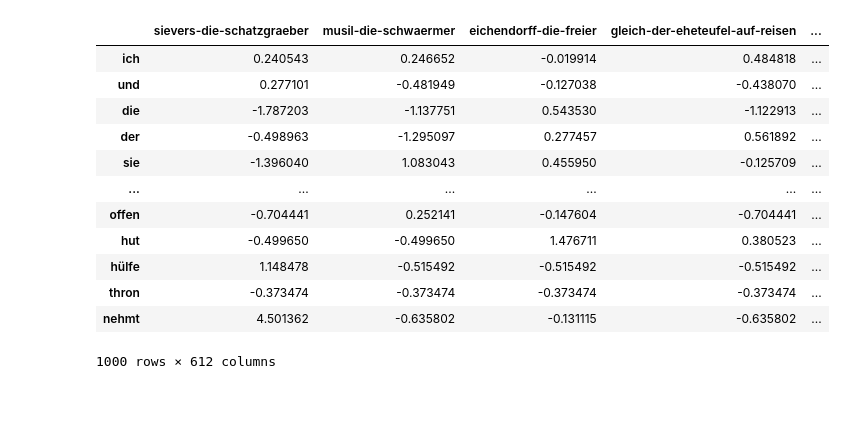
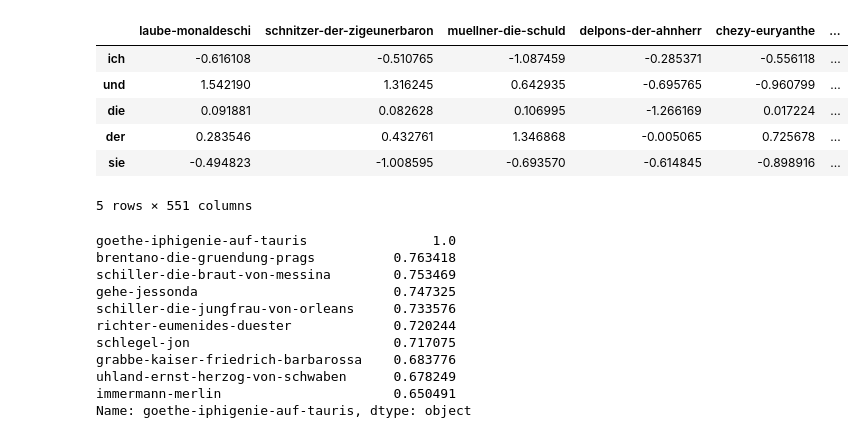
Before and after one commit to aehrm/seminar_cls_2023, a Jupyter notebook: evertdelta.ipynb, the cells around one changed output. Drawn from its saved outputs; the diff is of its cells as text; code cells hidden in the pictures; blank space fills up the shorter version.

```diff
--- a/evertdelta.ipynb
+++ b/evertdelta.ipynb
@@ -71,17 +74,12 @@ paths = glob.glob("gerdracor_txt/*.txt")
 # %%
-df = create_doc_term_matrix(paths, 1000)
-df
+df = create_doc_term_matrix(paths, 500)
-# %% [output]
-|  | sievers-die-schatzgraeber | musil-die-schwaermer | eichendorff-die-freier | gleich-der-eheteufel-auf-reisen | ... |
-| ich | 0.240543 | 0.246652 | -0.019914 | 0.484818 | ... |
-| und | 0.277101 | -0.481949 | -0.127038 | -0.438070 | ... |
-| die | -1.787203 | -1.137751 | 0.543530 | -1.122913 | ... |
-| der | -0.498963 | -1.295097 | 0.277457 | 0.561892 | ... |
-| sie | -1.396040 | 1.083043 | 0.455950 | -0.125709 | ... |
-| ... | ... | ... | ... | ... | ... |
-| offen | -0.704441 | 0.252141 | -0.147604 | -0.704441 | ... |
-| hut | -0.499650 | -0.499650 | 1.476711 | 0.380523 | ... |
-| hülfe | 1.148478 | -0.515492 | -0.515492 | -0.515492 | ... |
-| thron | -0.373474 | -0.373474 | -0.373474 | -0.373474 | ... |
-| nehmt | 4.501362 | -0.635802 | -0.131115 | -0.635802 | ... |
-1000 rows × 612 columns
+# %%
+df.head(5)
+# %% [output]
+|  | laube-monaldeschi | schnitzer-der-zigeunerbaron | muellner-die-schuld | delpons-der-ahnherr | chezy-euryanthe | ... |
+| ich | -0.616108 | -0.510765 | -1.087459 | -0.285371 | -0.556118 | ... |
+| und | 1.542190 | 1.316245 | 0.642935 | -0.695765 | -0.960799 | ... |
+| die | 0.091881 | 0.082628 | 0.106995 | -1.266169 | 0.017224 | ... |
+| der | 0.283546 | 0.432761 | 1.346868 | -0.005065 | 0.725678 | ... |
+| sie | -0.494823 | -1.008595 | -0.693570 | -0.614845 | -0.898916 | ... |
+5 rows × 551 columns
@@ -87,0 +96,26 @@ df
+# %%
+# nur 50 mfw
+df = create_doc_term_matrix(paths, 50)
+# Anton pairwise Cosine distance
+pairwise_cosine_distance = pd.DataFrame(index=df.columns, columns=df.columns)
+with tqdm(total=len(df.columns)**2) as pbar:
+    for doc_a in df.columns:
+        for doc_b in df.columns:
+            vec_a = df[doc_a].values
+            vec_b = df[doc_b].values
+            pairwise_cosine_distance.loc[doc_a,doc_b] = (vec_a @ vec_b) / (norm(vec_a) * norm(vec_b))
+            pbar.update(1)
+# ex: 10 closest vectors to goethe-iphigenie-auf-tauris
+pairwise_cosine_distance.loc['goethe-iphigenie-auf-tauris'].sort_values(ascending=False).iloc[:10]
+# %% [output]
+goethe-iphigenie-auf-tauris                1.0
+brentano-die-gruendung-prags          0.763418
+schiller-die-braut-von-messina        0.753469
+gehe-jessonda                         0.747325
+schiller-die-jungfrau-von-orleans     0.733576
+richter-eumenides-duester             0.720244
+schlegel-jon                          0.717075
+grabbe-kaiser-friedrich-barbarossa    0.683776
+uhland-ernst-herzog-von-schwaben      0.678249
+immermann-merlin                      0.650491
+Name: goethe-iphigenie-auf-tauris, dtype: object
```
Also changed, not shown: parts of 22 cells of this notebook.
